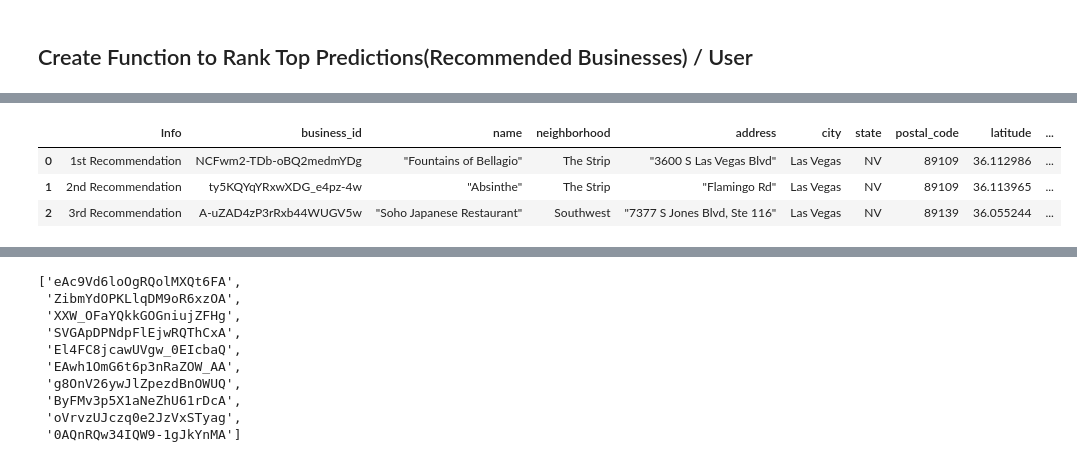
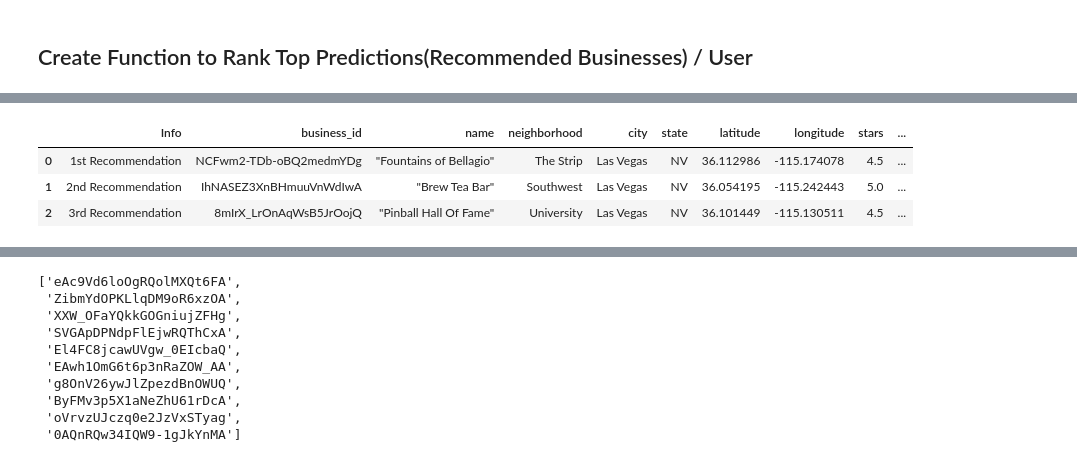
Before and after one commit to njcunningham/Yelp_Recommender, a Jupyter notebook: Recommendation_Outline.ipynb, the cells around one changed output, grey strips where cells are left out. Saved outputs shown, nothing was run; the diff lists cells and outputs as text; code cells hidden in the pictures.

```diff
--- a/Recommendation_Outline.ipynb
+++ b/Recommendation_Outline.ipynb
@@ -299,11 +299,11 @@ plt.title("Distribution of Reviews/Business");
 # %% [markdown]
 #### Set Minimum # of User Reviews to Be Included
 # %%
-df = df.groupby('user_id').filter(lambda group: len(group) > 10)
+df = df.groupby('user_id').filter(lambda group: len(group) > 25)
 # %% [markdown]
 #### Set Minimum # of Business Reviews to Be Included
 # %%
-df = df.groupby('business_id').filter(lambda group: len(group) > 20)
+df = df.groupby('business_id').filter(lambda group: len(group) > 15)
 # %% [markdown]
 ### DataFrame Descrptition
 # %%
@@ -496,11 +498,11 @@ Done computing similarity matrix.
 # %%
 top_3df = top_3df.merge(user, how='inner', on='user_id')
 top_3df.drop(['yelping_since', 'friends', 'useful', 'funny', 'cool',
-       'fans', 'elite', 'average_stars', 'compliment_hot', 'compliment_more',
+       'fans', 'elite', 'compliment_hot', 'compliment_more',
        'compliment_profile', 'compliment_cute', 'compliment_list',
        'compliment_note', 'compliment_plain', 'compliment_cool',
        'compliment_funny', 'compliment_writer', 'compliment_photos'], axis=1)
-top_3df = top_3df[['user_id', 'name', '1st Recommendation','1st Est Rating', '2nd Recommendation', '2nd Est Rating', '3rd Recommendation', '3rd Est Rating', 'review_count']]
+top_3df = top_3df[['user_id', 'name', '1st Recommendation','1st Est Rating', '2nd Recommendation', '2nd Est Rating', '3rd Recommendation', '3rd Est Rating', 'review_count', 'average_stars']]
 top_3df.head()
 # %% [output]
 |  | user_id | name | 1st Recommendation | 1st Est Rating | 2nd Recommendation | 2nd Est Rating | ... |
@@ -532,13 +536,13 @@ def new_user_recommendations(user):
     user_recommendations = user_recommendations.T.reset_index()
     user_recommendations.columns = ['Info', 'business_id']
     user_recommendations = user_recommendations.merge(business, how='inner', on='business_id')
-    user_recommendations.drop(['is_open'], axis=1, inplace=True)
+    user_recommendations.drop(['is_open', 'postal_code', 'address'], axis=1, inplace=True)
 
     return user_recommendations
 # %%
-new_user_recommendations('EE9txZm_zUFqWeYGVGaFNg')
+new_user_recommendations('wa40Yx8wrZfiRqTgZsdd0g')
 # %% [output]
-|  | Info | business_id | name | neighborhood | address | city | state | postal_code | latitude | ... |
-| 0 | 1st Recommendation | NCFwm2-TDb-oBQ2medmYDg | "Fountains of Bellagio" | The Strip | "3600 S Las Vegas Blvd" | Las Vegas | NV | 89109 | 36.112986 | ... |
-| 1 | 2nd Recommendation | ty5KQYqYRxwXDG_e4pz-4w | "Absinthe" | The Strip | "Flamingo Rd" | Las Vegas | NV | 89109 | 36.113965 | ... |
-| 2 | 3rd Recommendation | A-uZAD4zP3rRxb44WUGV5w | "Soho Japanese Restaurant" | Southwest | "7377 S Jones Blvd, Ste 116" | Las Vegas | NV | 89139 | 36.055244 | ... |
+|  | Info | business_id | name | neighborhood | city | state | latitude | longitude | stars | ... |
+| 0 | 1st Recommendation | NCFwm2-TDb-oBQ2medmYDg | "Fountains of Bellagio" | The Strip | Las Vegas | NV | 36.112986 | -115.174078 | 4.5 | ... |
+| 1 | 2nd Recommendation | IhNASEZ3XnBHmuuVnWdIwA | "Brew Tea Bar" | Southwest | Las Vegas | NV | 36.054195 | -115.242443 | 5.0 | ... |
+| 2 | 3rd Recommendation | 8mIrX_LrOnAqWsB5JrOojQ | "Pinball Hall Of Fame" | University | Las Vegas | NV | 36.101449 | -115.130511 | 4.5 | ... |
```
Also changed, not shown: parts of 43 cells of this notebook, 1 other file.
